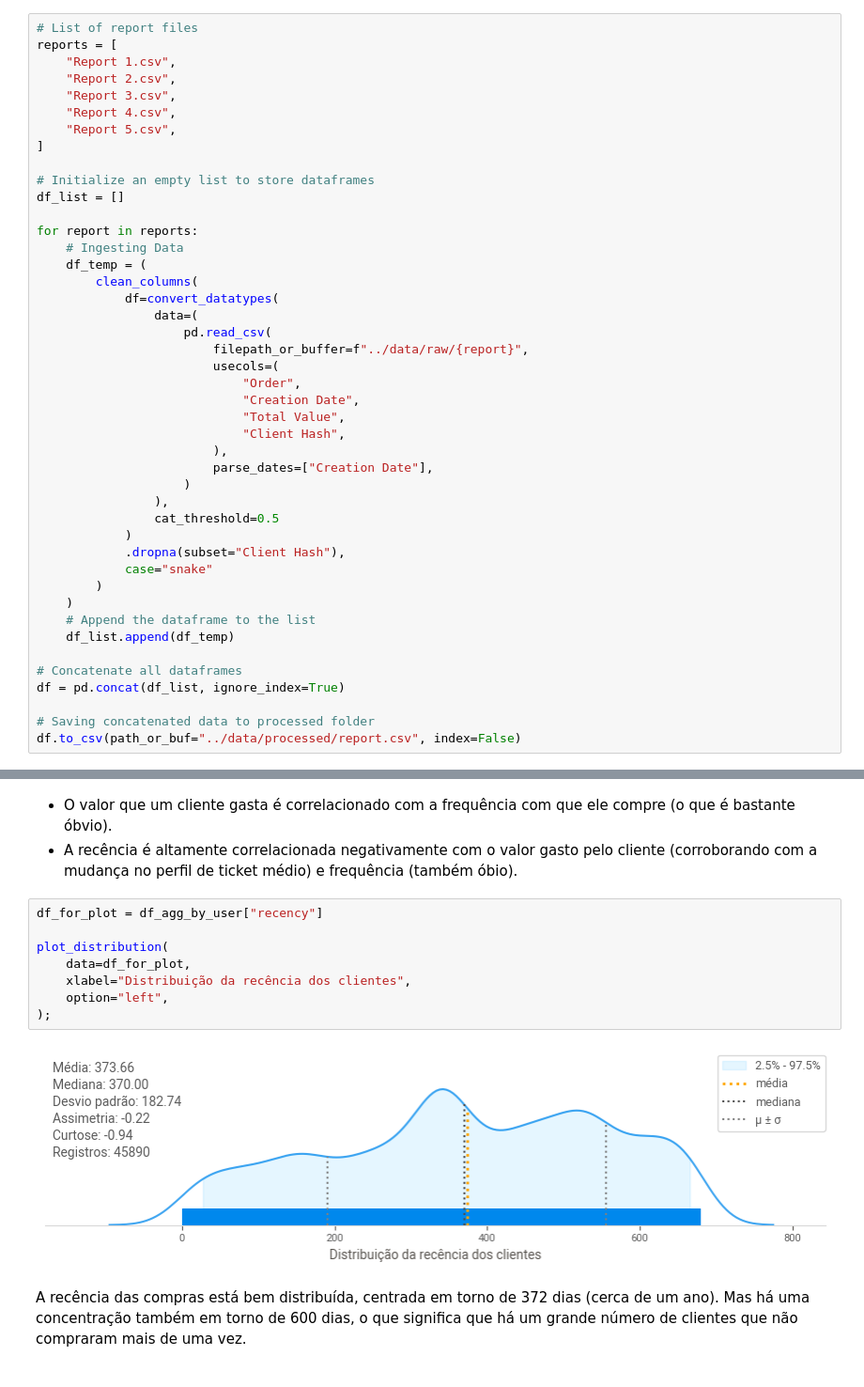
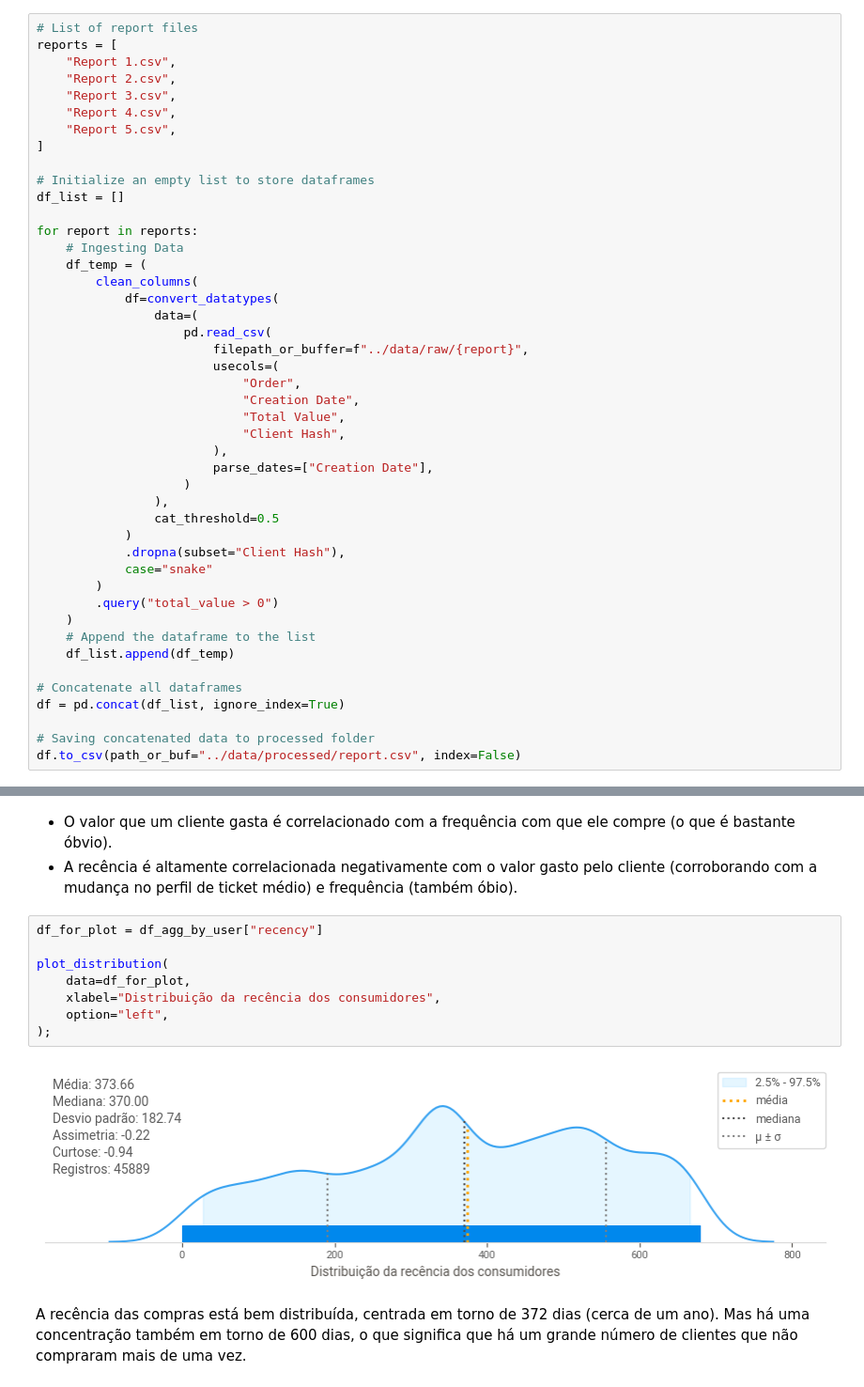
Before and after one commit to ewerthonk/ml-rfm-clustering, a Jupyter notebook: notebooks/1.0-eda.ipynb, the cells around one changed output, grey strips where cells are left out. Shown at 94% size. Saved outputs shown, nothing was run; the diff lists cells and outputs as text.

```diff
--- a/notebooks/1.0-eda.ipynb
+++ b/notebooks/1.0-eda.ipynb
@@ -199,6 +199,7 @@ for report in reports:
             .dropna(subset="Client Hash"),
             case="snake"
         )
+        .query("total_value > 0")
     )
     # Append the dataframe to the list
     df_list.append(df_temp)
@@ -438,13 +439,13 @@ describe.corr_plot(
 # %%
 df_for_plot = df_agg_by_user["recency"]
 
 plot_distribution(
     data=df_for_plot,
-    xlabel="Distribuição da recência dos clientes",
+    xlabel="Distribuição da recência dos consumidores",
     option="left",
 );
 # %% [output]
-[figure, old version]
+[figure, new version]
 # %% [markdown]
 A recência das compras está bem distribuída, centrada em torno de 372 dias (cerca de um ano). Mas há uma concentração também em torno de 600 dias, o que significa que há um grande número de clientes que não compraram mais de uma vez.
 # %%
```
Also changed, not shown: parts of 5 cells of this notebook, 11 other files.
